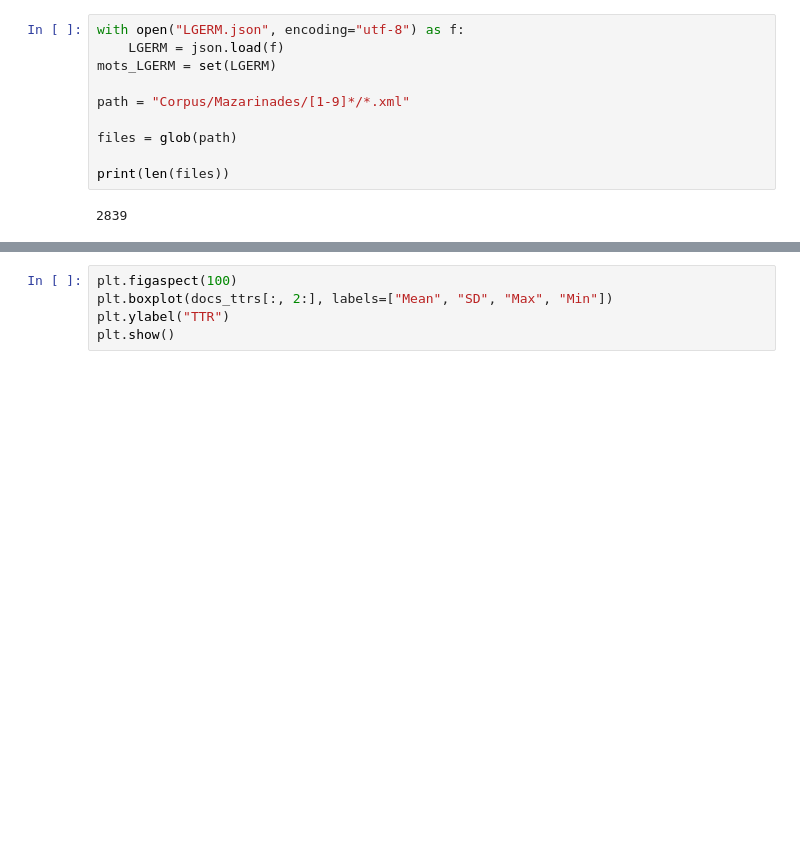
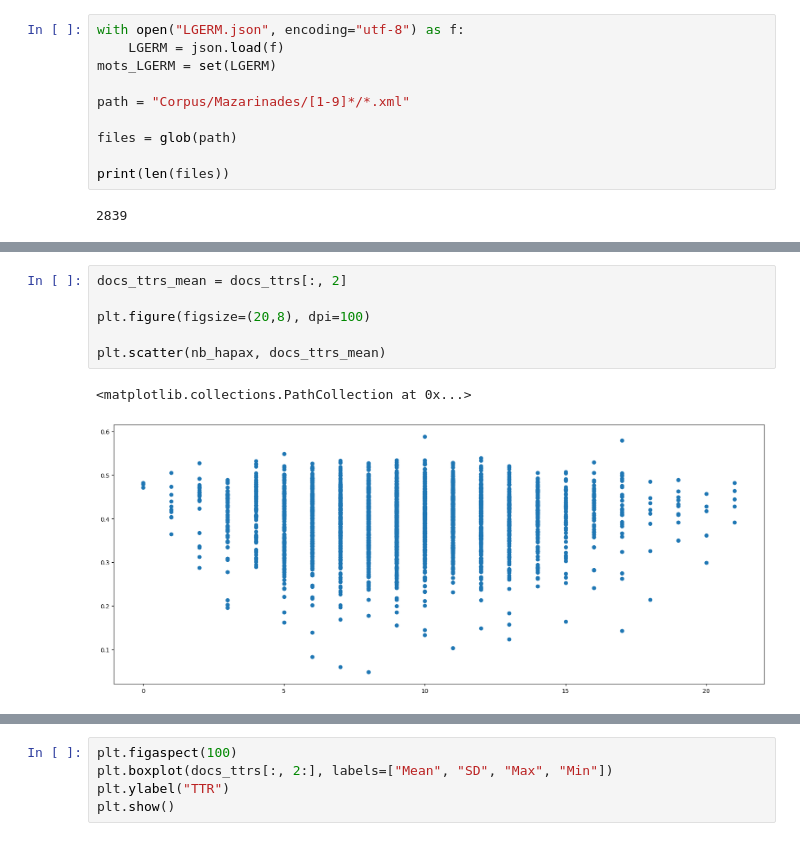
Before and after one commit to Marceau-h/memoire, a Jupyter notebook: good ttr.ipynb, the cells around one changed output, grey strips where cells are left out. Drawn from its saved outputs; the diff is of its cells as text; blank space fills up the shorter version.

```diff
--- a/good ttr.ipynb
+++ b/good ttr.ipynb
@@ -57,0 +100,9 @@ for i, file in tqdm(enumerate(files)):
+# %%
+docs_ttrs_mean = docs_ttrs[:, 2]
+
+plt.figure(figsize=(20,8), dpi=100)
+
+plt.scatter(nb_hapax, docs_ttrs_mean)
+# %% [output]
+<matplotlib.collections.PathCollection at 0x...>
+[figure, added]
```
Also changed, not shown: parts of 12 cells of this notebook, 1 other file.
